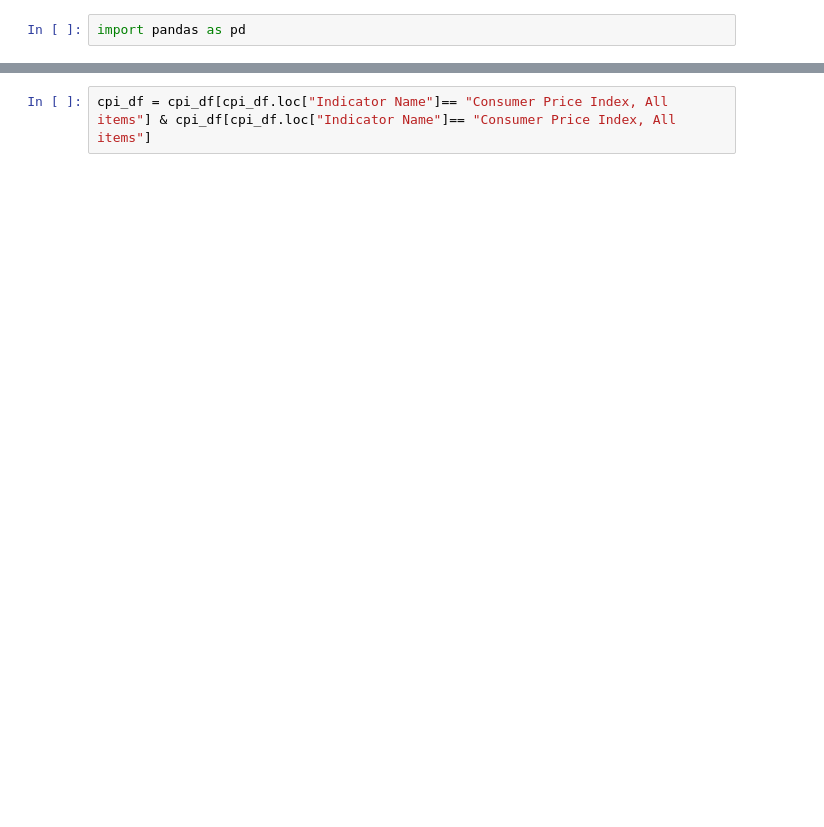
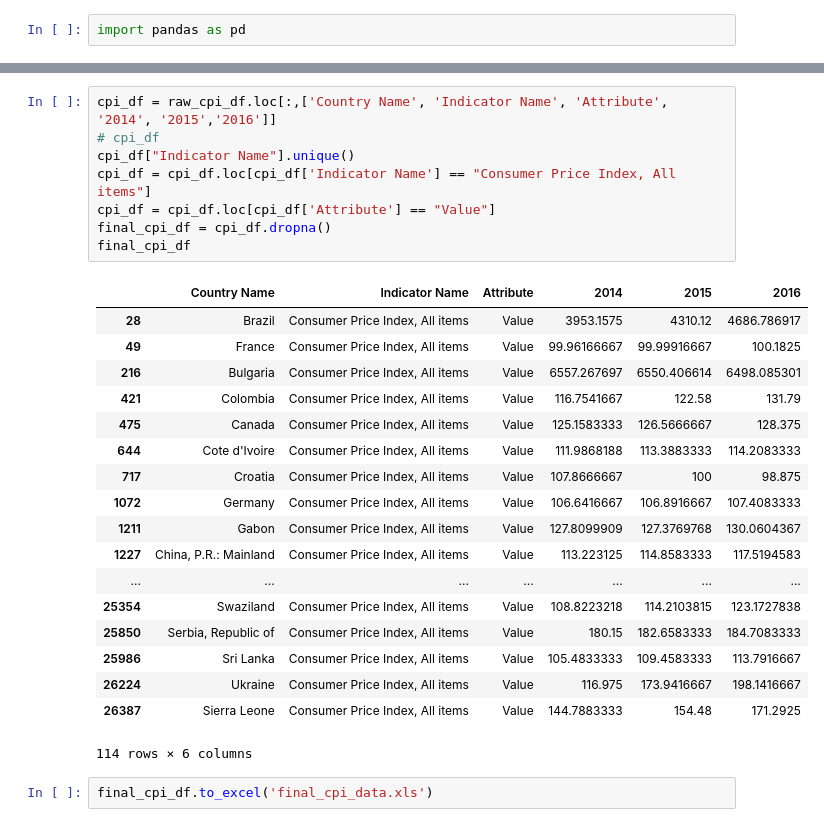
Before and after one commit to vietti09/branch_test, a Jupyter notebook: ConsumerPriceIndex.ipynb, the cells around one changed output, grey strips where cells are left out. Cells and saved outputs as stored; diff of their text form; blank space fills up the shorter version.

Commit message:
add clean cpi data

```diff
--- a/ConsumerPriceIndex.ipynb
+++ b/ConsumerPriceIndex.ipynb
@@ -61,2 +32,29 @@ http://pandas.pydata.org/pandas-docs/stable/indexing.html#deprecate-loc-reindex-
 # %%
-cpi_df = cpi_df[cpi_df.loc["Indicator Name"]== "Consumer Price Index, All items"] & cpi_df[cpi_df.loc["Indicator Name"]== "Consumer Price Index, All items"]
+cpi_df = raw_cpi_df.loc[:,['Country Name', 'Indicator Name', 'Attribute', '2014', '2015','2016']]
+# cpi_df
+cpi_df["Indicator Name"].unique()
+cpi_df = cpi_df.loc[cpi_df['Indicator Name'] == "Consumer Price Index, All items"]
+cpi_df = cpi_df.loc[cpi_df['Attribute'] == "Value"]
+final_cpi_df = cpi_df.dropna()
+final_cpi_df
+# %% [output]
+|  | Country Name | Indicator Name | Attribute | 2014 | 2015 | 2016 |
+| 28 | Brazil | Consumer Price Index, All items | Value | 3953.1575 | 4310.12 | 4686.786917 |
+| 49 | France | Consumer Price Index, All items | Value | 99.96166667 | 99.99916667 | 100.1825 |
+| 216 | Bulgaria | Consumer Price Index, All items | Value | 6557.267697 | 6550.406614 | 6498.085301 |
+| 421 | Colombia | Consumer Price Index, All items | Value | 116.7541667 | 122.58 | 131.79 |
+| 475 | Canada | Consumer Price Index, All items | Value | 125.1583333 | 126.5666667 | 128.375 |
+| 644 | Cote d'Ivoire | Consumer Price Index, All items | Value | 111.9868188 | 113.3883333 | 114.2083333 |
+| 717 | Croatia | Consumer Price Index, All items | Value | 107.8666667 | 100 | 98.875 |
+| 1072 | Germany | Consumer Price Index, All items | Value | 106.6416667 | 106.8916667 | 107.4083333 |
+| 1211 | Gabon | Consumer Price Index, All items | Value | 127.8099909 | 127.3769768 | 130.0604367 |
+| 1227 | China, P.R.: Mainland | Consumer Price Index, All items | Value | 113.223125 | 114.8583333 | 117.5194583 |
+| ... | ... | ... | ... | ... | ... | ... |
+| 25354 | Swaziland | Consumer Price Index, All items | Value | 108.8223218 | 114.2103815 | 123.1727838 |
+| 25850 | Serbia, Republic of | Consumer Price Index, All items | Value | 180.15 | 182.6583333 | 184.7083333 |
+| 25986 | Sri Lanka | Consumer Price Index, All items | Value | 105.4833333 | 109.4583333 | 113.7916667 |
+| 26224 | Ukraine | Consumer Price Index, All items | Value | 116.975 | 173.9416667 | 198.1416667 |
+| 26387 | Sierra Leone | Consumer Price Index, All items | Value | 144.7883333 | 154.48 | 171.2925 |
+114 rows × 6 columns
+# %%
+final_cpi_df.to_excel('final_cpi_data.xls')
```
Also changed, not shown: parts of 6 cells of this notebook, 1 other file.
